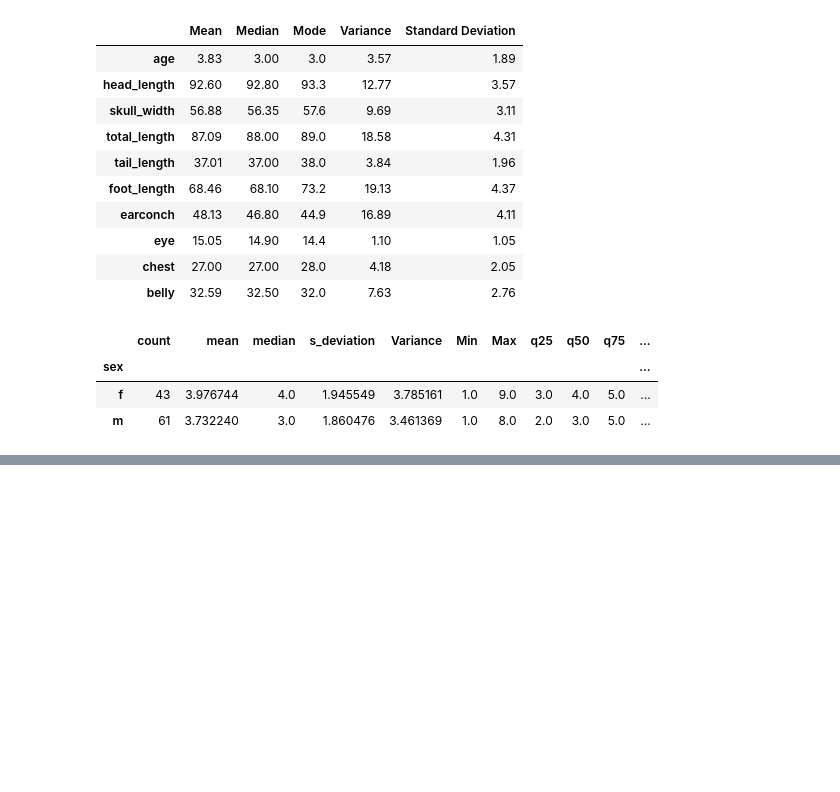
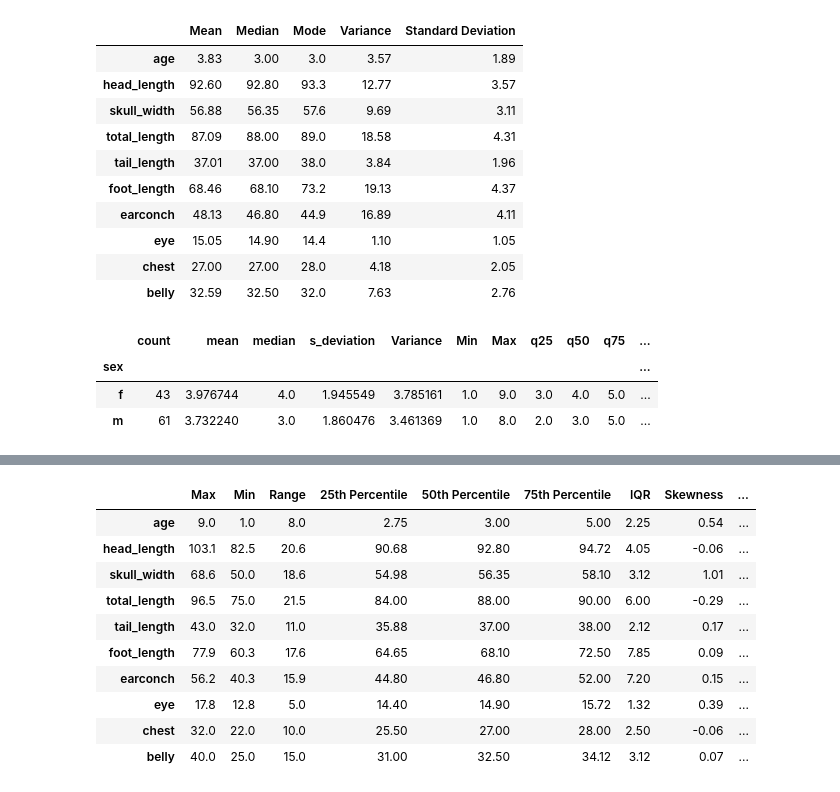
Before and after one commit to Osisami00/AI_Engr, a Jupyter notebook: My_Task/week_8/task18.ipynb, the cells around one changed output, grey strips where cells are left out. Drawn from its saved outputs; the diff is of its cells as text; code cells hidden in the pictures; blank space fills up the shorter version.

```diff
--- a/My_Task/week_8/task18.ipynb
+++ b/My_Task/week_8/task18.ipynb
@@ -314,0 +339,30 @@ possums_cols = ["sex", "age", ]
+# %%
+# Checking the Measure of Spread
+
+num_features = [ 'age', 'head_length', 'skull_width', 'total_length', 'tail_length', 'foot_length', 'earconch', 'eye', 'chest', 'belly']
+
+stat3 = pd.DataFrame({
+    "Max" : possums1[num_features].max().round(2),
+    "Min" : possums1[num_features].min().round(2),
+    "Range" : np.subtract(possums1[num_features].max(),  possums1[num_features].min()).round(2),
+    "25th Percentile" : possums1[num_features].quantile(0.25).round(2),
+    "50th Percentile" : possums1[num_features].quantile(0.50).round(2),
+    "75th Percentile" : possums1[num_features].quantile(0.75).round(2),
+    "IQR" : np.subtract(possums1[num_features].quantile(0.75), possums1[num_features].quantile(0.25)).round(2),
+    "Skewness" : possums1[num_features].skew().round(2),
+    "Kurtosis" : possums1[num_features].kurtosis().round()
+})
+
+stat3
+# %% [output]
+|  | Max | Min | Range | 25th Percentile | 50th Percentile | 75th Percentile | IQR | Skewness | ... |
+| age | 9.0 | 1.0 | 8.0 | 2.75 | 3.00 | 5.00 | 2.25 | 0.54 | ... |
+| head_length | 103.1 | 82.5 | 20.6 | 90.68 | 92.80 | 94.72 | 4.05 | -0.06 | ... |
+| skull_width | 68.6 | 50.0 | 18.6 | 54.98 | 56.35 | 58.10 | 3.12 | 1.01 | ... |
+| total_length | 96.5 | 75.0 | 21.5 | 84.00 | 88.00 | 90.00 | 6.00 | -0.29 | ... |
+| tail_length | 43.0 | 32.0 | 11.0 | 35.88 | 37.00 | 38.00 | 2.12 | 0.17 | ... |
+| foot_length | 77.9 | 60.3 | 17.6 | 64.65 | 68.10 | 72.50 | 7.85 | 0.09 | ... |
+| earconch | 56.2 | 40.3 | 15.9 | 44.80 | 46.80 | 52.00 | 7.20 | 0.15 | ... |
+| eye | 17.8 | 12.8 | 5.0 | 14.40 | 14.90 | 15.72 | 1.32 | 0.39 | ... |
+| chest | 32.0 | 22.0 | 10.0 | 25.50 | 27.00 | 28.00 | 2.50 | -0.06 | ... |
+| belly | 40.0 | 25.0 | 15.0 | 31.00 | 32.50 | 34.12 | 3.12 | 0.07 | ... |
```
Also changed, not shown: parts of 18 cells of this notebook.
